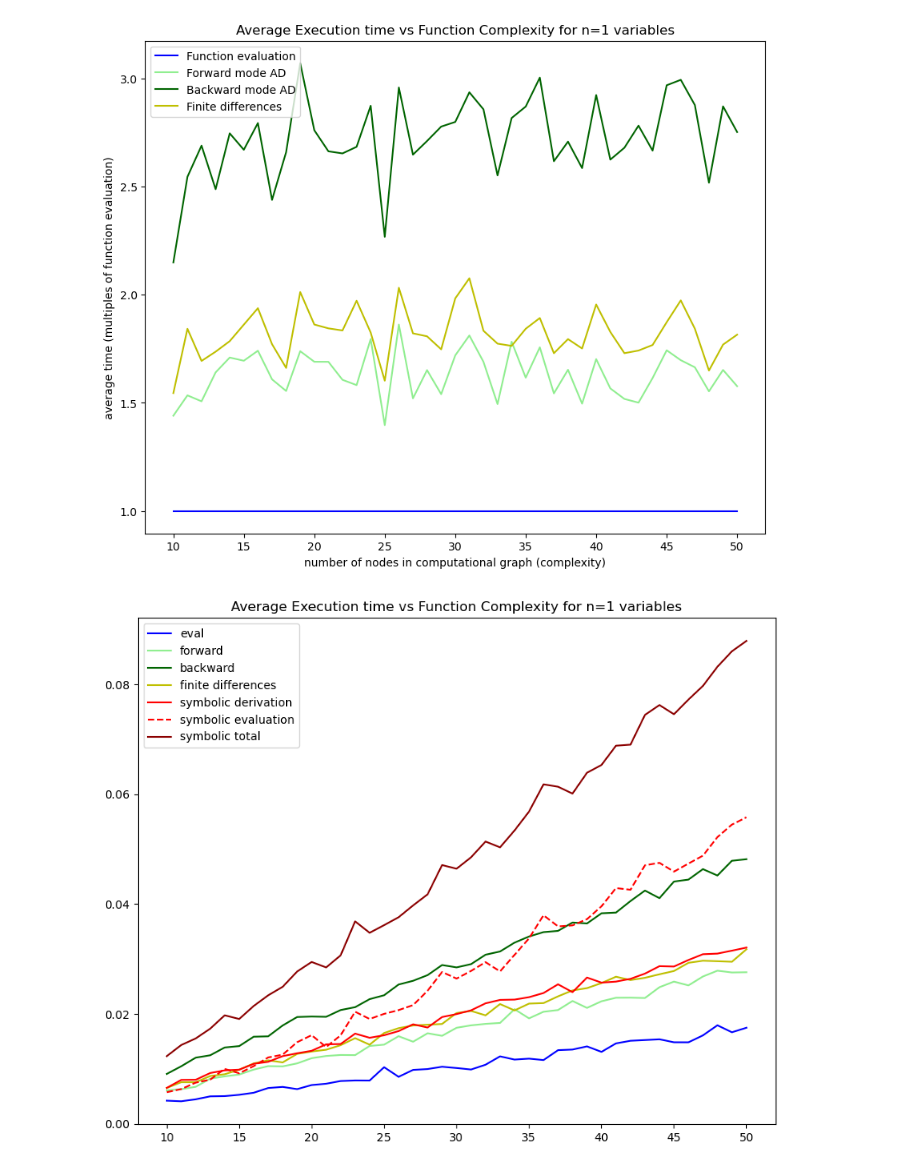
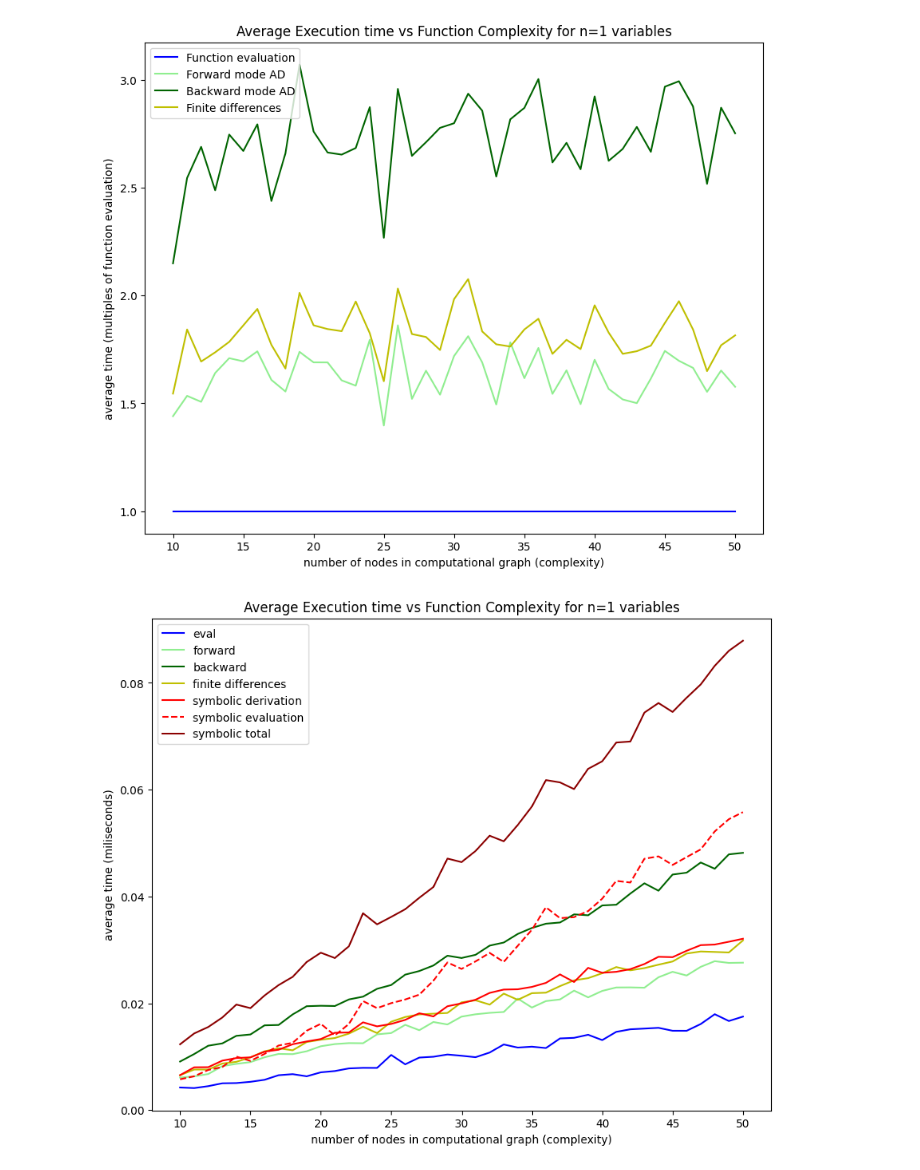
Before and after one commit to sepee/Automatic-Differentiation-Y4Project, a Jupyter notebook: Otis/time_complexity_allnodes/time_complexity-time_vs_complexity.ipynb, the cells around one changed output. Cells and saved outputs as stored; diff of their text form; code cells hidden in the pictures.

```diff
--- a/Otis/time_complexity_allnodes/time_complexity-time_vs_complexity.ipynb
+++ b/Otis/time_complexity_allnodes/time_complexity-time_vs_complexity.ipynb
@@ -8,8 +8,8 @@ from tqdm import tqdm
 import random
 # %%
 
-complexities = np.arange(20, 51)
-var_count = 10
+complexities = np.arange(1, 51)
+var_count = 1
 n_functions = 200
 n_repeats = 1000
 
@@ -17,9 +17,6 @@ n_repeats = 1000
 print("generating functions")
 vars = [AD.Var_fb(f"x{i+1}", np.random.uniform(-2,2)) for i in range(var_count)]
 functions = [[generate_random_function_b(complexity=c, vars=[vars[0]]) for i in range(n_functions)] for c in complexities]
-
-for c in range(len(complexities)):
-    print(functions[c][0])
 
 # time backward mode vs no. of functions
 average_times_eval = np.zeros(len(complexities))
@@ -141,9 +138,10 @@ def loadData(fname):
     # for reading also binary mode is important
     dbfile = open(fname, 'rb')
     db = pickle.load(dbfile)
-    for keys in db:
-        print(keys, '=>', db[keys])
+    #for keys in db:
+    #    print(keys, '=>', db[keys])
     dbfile.close()
+    return db
 # %%
 # uncomment below and run to save times as pickled file
 print(complexities)
@@ -160,3 +159,15 @@ storeData(f'DataSingleVarVsComplexities/average_times_all_methods_symbolicsimpli
+# %%
+db = loadData("DataSingleVarVsComplexities/average_times_all_methods_symbolicsimplified01_shuffled c=1-41 v=1 n_f=200 n_r=1000")
+average_times_eval = db['average_times_eval']
+average_times_forward = db['average_times_forward']
+average_times_backward = db['average_times_backward']
+average_times_finitedifferences = db['average_times_finitedifferences']
+average_times_symbolicderivation = db['average_times_symbolicderivation']
+average_times_symboliceval = db['average_times_symboliceval']
+complexities=np.arange(10,51)
+var_count = 1
+n_functions = 200
+n_repeats = 1000
 # %%
 # normalised with symbolic
 fig, ax = plt.subplots(figsize=(10,8))
@@ -194,18 +205,19 @@ plt.show()
 # %%
 #unnormalised
 fig, ax = plt.subplots(figsize=(10,8))
 
 plt.title(f"Average Execution time vs Function Complexity for n={var_count} variables")
-plt.plot(complexities, average_times_eval, label="eval",c="b")
-plt.plot(complexities, average_times_forward, label="forward",c="lightgreen")
-plt.plot(complexities, average_times_backward, label="backward", c="darkgreen")
-plt.plot(complexities, average_times_finitedifferences, label="finite differences", c="y")
-plt.plot(complexities, average_times_symbolicderivation, label="symbolic derivation", c="r")
-plt.plot(complexities, average_times_symboliceval, label="symbolic evaluation", c="r", linestyle="--")
-plt.plot(complexities, average_times_symbolicderivation + average_times_symboliceval, label="symbolic total", c="darkred")
-
+plt.plot(complexities, average_times_eval/n_repeats*1000, label="eval",c="b")
+plt.plot(complexities, average_times_forward/n_repeats*1000, label="forward",c="lightgreen")
+plt.plot(complexities, average_times_backward/n_repeats*1000, label="backward", c="darkgreen")
+plt.plot(complexities, average_times_finitedifferences/n_repeats*1000, label="finite differences", c="y")
+plt.plot(complexities, average_times_symbolicderivation/n_repeats*1000, label="symbolic derivation", c="r")
+plt.plot(complexities, average_times_symboliceval/n_repeats*1000, label="symbolic evaluation", c="r", linestyle="--")
+plt.plot(complexities, average_times_symbolicderivation/n_repeats*1000 + average_times_symboliceval/n_repeats*1000, label="symbolic total", c="darkred")
+plt.xlabel("number of nodes in computational graph (complexity)")
+plt.ylabel("average time (miliseconds)")
 plt.legend()
 plt.savefig(fname=f'Plots/TimeVsComplexity/average_times_unnormalised comp=1-{max(complexities)} n_var={var_count} n_func={n_functions} n_rep={n_repeats}')
 plt.show()
 # %% [output]
-[figure, old version]
+[figure, new version]
```
Also changed, not shown: parts of 2 cells of this notebook, 16 other files.
